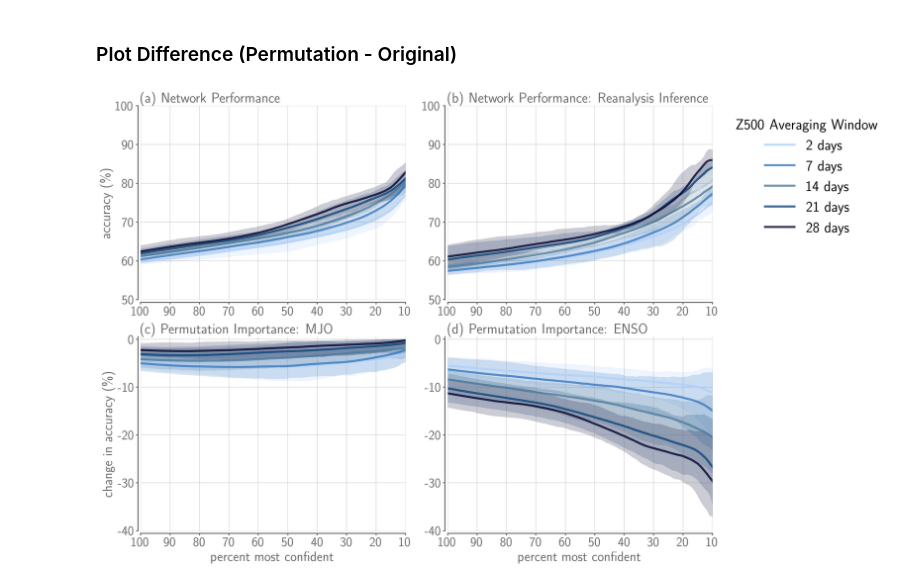
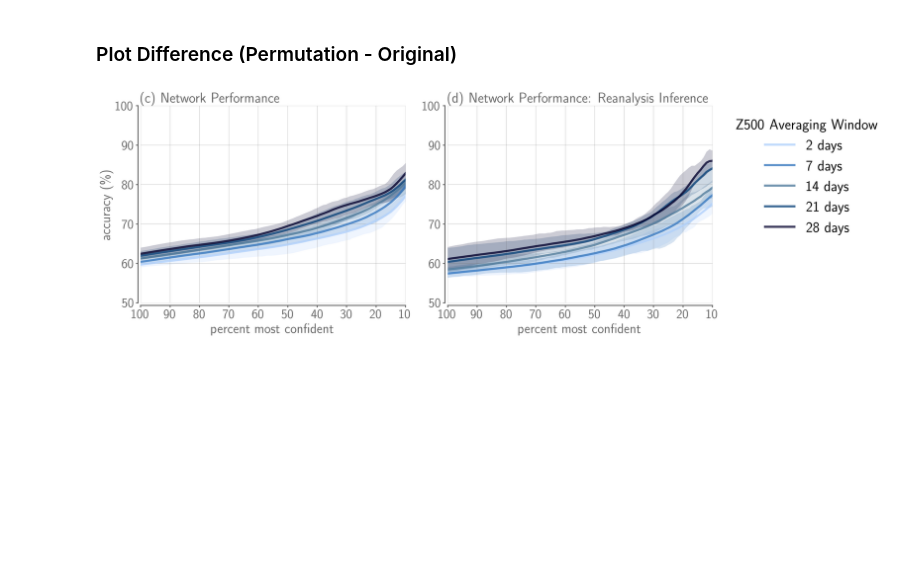
Before and after one commit to kjmayer/ENSOvsMJO, a Jupyter notebook: interpret/interpret-confvsacc-plot.ipynb, the cells around one changed output. Saved outputs shown, nothing was run; the diff lists cells and outputs as text; code cells hidden in the pictures; blank space fills up the shorter version.

Commit message:
doy plot

```diff
--- a/interpret/interpret-confvsacc-plot.ipynb
+++ b/interpret/interpret-confvsacc-plot.ipynb
@@ -119,13 +119,12 @@ confvsacc_enso_diff = confvsacc_enso_pi - confvsacc_all
 linewidth = 4
 FS = 25
 
-fig = plt.figure(figsize=(16,12))
+fig = plt.figure(figsize=(16,6))
 ax = fig.subplot_mosaic('''
                         AB
-                        CD
                         ''')
 plt.tight_layout(w_pad=3,h_pad=3)
-for loc in ['A','B','C','D']:
+for loc in ['A','B']:
     adjust_spines(ax[loc], ['left', 'bottom'])
     ax[loc].spines['top'].set_color('none')
     ax[loc].spines['right'].set_color('none')
@@ -143,22 +142,16 @@ for loc in ['A','B','C','D']:
     if loc in ['A','B']:
         ax[loc].set_ylim(50,100)
         ax[loc].set_yticks(np.arange(50,110,10),np.arange(50,110,10),fontsize=FS,color='dimgrey')
+        ax[loc].set_xlabel('percent most confident',fontsize=FS+1,color='dimgrey')
     if loc == 'A':
         ax[loc].set_ylabel('accuracy (\%)',fontsize=FS+1,color='dimgrey')
-
-    if loc == 'C':
-        ax[loc].set_ylabel('change in accuracy (\%)',fontsize=FS+1,color='dimgrey')
-    if loc in ['C','D']:
-        ax[loc].set_ylim(-40,0.5)
-        ax[loc].set_yticks(np.arange(-40,10,10),np.arange(-40,10,10),fontsize=FS,color='dimgrey')
-        ax[loc].set_xlabel('percent most confident',fontsize=FS+1,color='dimgrey')
 
 
 
 # ------------------------------------------------------------------------------------
 # ------------------------------------------------------------------------------------
 # ------------------------------------------------------------------------------------
-ax['A'].set_title('(a) Network Performance',fontsize=FS+2,color='dimgrey',loc='left')
+ax['A'].set_title('(c) Network Performance',fontsize=FS+2,color='dimgrey',loc='left')
 ax['A'].plot(np.mean(confvsacc_all[:,0],axis=0),'xkcd:powder blue',alpha=0.8,label='2 days',linewidth=linewidth)
 ax['A'].fill_between(x = np.arange(0,100),
                  y1 = np.min(confvsacc_all[:,0],axis=0),
@@ -188,99 +181,38 @@ ax['A'].fill_between(x = np.arange(0,100),
 # ------------------------------------------------------------------------------------
 # ------------------------------------------------------------------------------------
 
-ax['B'].set_title('(b) Network Performance: Reanalysis Inference',fontsize=FS+2,color='dimgrey',loc='left')
+ax['B'].set_title('(d) Network Performance: Reanalysis Inference',fontsize=FS+2,color='dimgrey',loc='left')
 ax['B'].plot(np.mean(confvsacc_all_obs[:,0],axis=0),'xkcd:powder blue',alpha=0.8,label='2 days',linewidth=linewidth)
 ax['B'].fill_between(x = np.arange(0,100),
                  y1 = np.min(confvsacc_all_obs[:,0],axis=0),
                  y2 = np.max(confvsacc_all_obs[:,0],axis=0),color='xkcd:powder blue',alpha=0.2,linewidth=0)
 
 ax['B'].plot(np.mean(confvsacc_all_obs[:,5],axis=0),'xkcd:windows blue',alpha=0.8,label='7 days',linewidth=linewidth)
 ax['B'].fill_between(x = np.arange(0,100),
                  y1 = np.min(confvsacc_all_obs[:,5],axis=0),
                  y2 = np.max(confvsacc_all_obs[:,5],axis=0),color='xkcd:windows blue',alpha=0.2,linewidth=0)
 
 ax['B'].plot(np.mean(confvsacc_all_obs[:,12],axis=0),'xkcd:stormy blue',alpha=0.8,label='14 days',linewidth=linewidth)
 ax['B'].fill_between(x = np.arange(0,100),
                  y1 = np.min(confvsacc_all_obs[:,12],axis=0),
                  y2 = np.max(confvsacc_all_obs[:,12],axis=0),color='xkcd:stormy blue',alpha=0.2,linewidth=0)
 
 ax['B'].plot(np.mean(confvsacc_all_obs[:,19],axis=0),'xkcd:twilight blue',alpha=0.8,label='21 days',linewidth=linewidth)
 ax['B'].fill_between(x = np.arange(0,100),
                  y1 = np.min(confvsacc_all_obs[:,19],axis=0),
                  y2 = np.max(confvsacc_all_obs[:,19],axis=0),color='xkcd:twilight blue',alpha=0.2,linewidth=0)
 
 ax['B'].plot(np.mean(confvsacc_all_obs[:,26],axis=0),'xkcd:midnight',alpha=0.8,label='28 days',linewidth=linewidth)
 ax['B'].fill_between(x = np.arange(0,100),
                  y1 = np.min(confvsacc_all_obs[:,26],axis=0),
                  y2 = np.max(confvsacc_all_obs[:,26],axis=0),color='xkcd:midnight',alpha=0.2,linewidth=0)
 
 
 leg = ax['B'].legend(frameon=False, fontsize=FS+3,ncol=1,bbox_to_anchor=(1.04, 1), loc="upper left")
 leg.set_title('Z500 Averaging Window',prop={'size':FS+3})
 
-# # ------------------------------------------------------------------------------------
-# # ------------------------------------------------------------------------------------
-# # ------------------------------------------------------------------------------------
-
-ax['C'].set_title('(c) Permutation Importance: MJO',fontsize=FS+2,color='dimgrey',loc='left')
-ax['C'].plot(np.mean(confvsacc_mjo_diff[:,0],axis=0),'xkcd:powder blue',alpha=0.8,label='2 days',linewidth=linewidth)
-ax['C'].fill_between(x = np.arange(0,100),
-                 y1 = np.min(confvsacc_mjo_diff[:,0],axis=0),
-                 y2 = np.max(confvsacc_mjo_diff[:,0],axis=0),color='xkcd:powder blue',alpha=0.2,linewidth=0)
-
-ax['C'].plot(np.mean(confvsacc_mjo_diff[:,5],axis=0),'xkcd:windows blue',alpha=0.8,label='7 days',linewidth=linewidth)
-ax['C'].fill_between(x = np.arange(0,100),
-                 y1 = np.min(confvsacc_mjo_diff[:,5],axis=0),
-                 y2 = np.max(confvsacc_mjo_diff[:,5],axis=0),color='xkcd:windows blue',alpha=0.2,linewidth=0)
-
-ax['C'].plot(np.mean(confvsacc_mjo_diff[:,12],axis=0),'xkcd:stormy blue',alpha=0.8,label='14 days',linewidth=linewidth)
-ax['C'].fill_between(x = np.arange(0,100),
-                 y1 = np.min(confvsacc_mjo_diff[:,12],axis=0),
-                 y2 = np.max(confvsacc_mjo_diff[:,12],axis=0),color='xkcd:stormy blue',alpha=0.2,linewidth=0)
-
-ax['C'].plot(np.mean(confvsacc_mjo_diff[:,19],axis=0),'xkcd:twilight blue',alpha=0.8,label='21 days',linewidth=linewidth)
-ax['C'].fill_between(x = np.arange(0,100),
-                 y1 = np.min(confvsacc_mjo_diff[:,19],axis=0),
-                 y2 = np.max(confvsacc_mjo_diff[:,19],axis=0),color='xkcd:twilight blue',alpha=0.2,linewidth=0)
-
-ax['C'].plot(np.mean(confvsacc_mjo_diff[:,26],axis=0),'xkcd:midnight',alpha=0.8,label='28 days',linewidth=linewidth)
-ax['C'].fill_between(x = np.arange(0,100),
-                 y1 = np.min(confvsacc_mjo_diff[:,26],axis=0),
-                 y2 = np.max(confvsacc_mjo_diff[:,26],axis=0),color='xkcd:midnight',alpha=0.2,linewidth=0)
-
-
-# ------------------------------------------------------------------------------------
-# ------------------------------------------------------------------------------------
-# ------------------------------------------------------------------------------------
-
-ax['D'].set_title('(d) Permutation Importance: ENSO',fontsize=FS+2,color='dimgrey',loc='left')
-ax['D'].plot(np.mean(confvsacc_enso_diff[:,0],axis=0),'xkcd:powder blue',alpha=0.8,label='2 days',linewidth=linewidth)
-ax['D'].fill_between(x = np.arange(0,100),
-                 y1 = np.min(confvsacc_enso_diff[:,0],axis=0),
-                 y2 = np.max(confvsacc_enso_diff[:,0],axis=0),color='xkcd:powder blue',alpha=0.2,linewidth=0)
-
-ax['D'].plot(np.mean(confvsacc_enso_diff[:,5],axis=0),'xkcd:windows blue',alpha=0.8,label='7 days',linewidth=linewidth)
-ax['D'].fill_between(x = np.arange(0,100),
-                 y1 = np.min(confvsacc_enso_diff[:,5],axis=0),
-                 y2 = np.max(confvsacc_enso_diff[:,5],axis=0),color='xkcd:windows blue',alpha=0.2,linewidth=0)
-
-ax['D'].plot(np.mean(confvsacc_enso_diff[:,12],axis=0),'xkcd:stormy blue',alpha=0.8,label='14 days',linewidth=linewidth)
-ax['D'].fill_between(x = np.arange(0,100),
-                 y1 = np.min(confvsacc_enso_diff[:,12],axis=0),
-                 y2 = np.max(confvsacc_enso_diff[:,12],axis=0),color='xkcd:stormy blue',alpha=0.2,linewidth=0)
-
-ax['D'].plot(np.mean(confvsacc_enso_diff[:,19],axis=0),'xkcd:twilight blue',alpha=0.8,label='21 days',linewidth=linewidth)
-ax['D'].fill_between(x = np.arange(0,100),
-                 y1 = np.min(confvsacc_enso_diff[:,19],axis=0),
-                 y2 = np.max(confvsacc_enso_diff[:,19],axis=0),color='xkcd:twilight blue',alpha=0.2,linewidth=0)
-
-ax['D'].plot(np.mean(confvsacc_enso_diff[:,26],axis=0),'xkcd:midnight',alpha=0.8,label='28 days',linewidth=linewidth)
-ax['D'].fill_between(x = np.arange(0,100),
-                 y1 = np.min(confvsacc_enso_diff[:,26],axis=0),
-                 y2 = np.max(confvsacc_enso_diff[:,26],axis=0),color='xkcd:midnight',alpha=0.2,linewidth=0)
-
-plt.savefig('/glade/work/kjmayer/research/catalyst/ENSOvsMJO/plots/confvsacc_permutimport_doy_main.png',dpi=300,bbox_inches='tight')
+plt.savefig('/glade/work/kjmayer/research/catalyst/ENSOvsMJO/plots/confvsacc_doy_main.png',dpi=300,bbox_inches='tight')
 # plt.show()
 # %% [output]
-[figure, old version]
+[figure, new version]
 # %%
```
Also changed, not shown: parts of 1 cell of this notebook, 4 other files.
